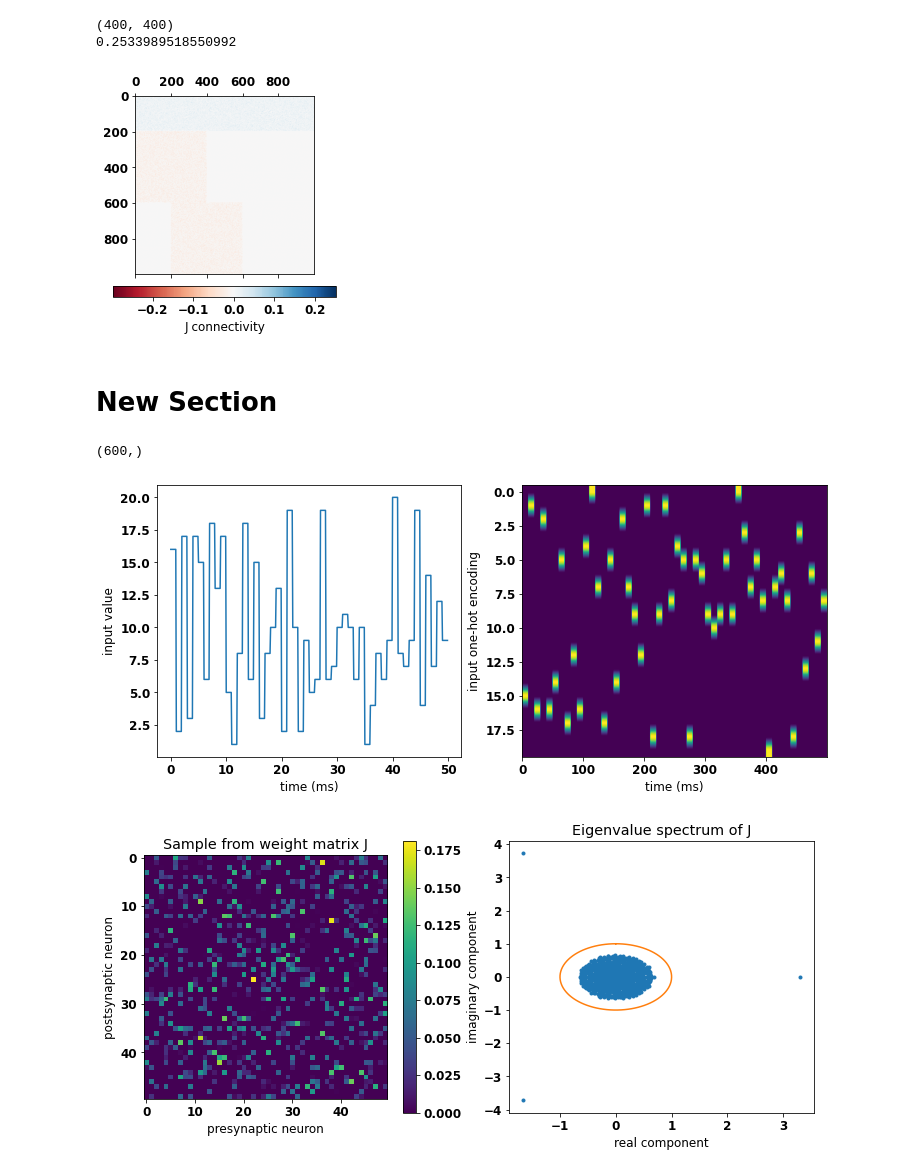
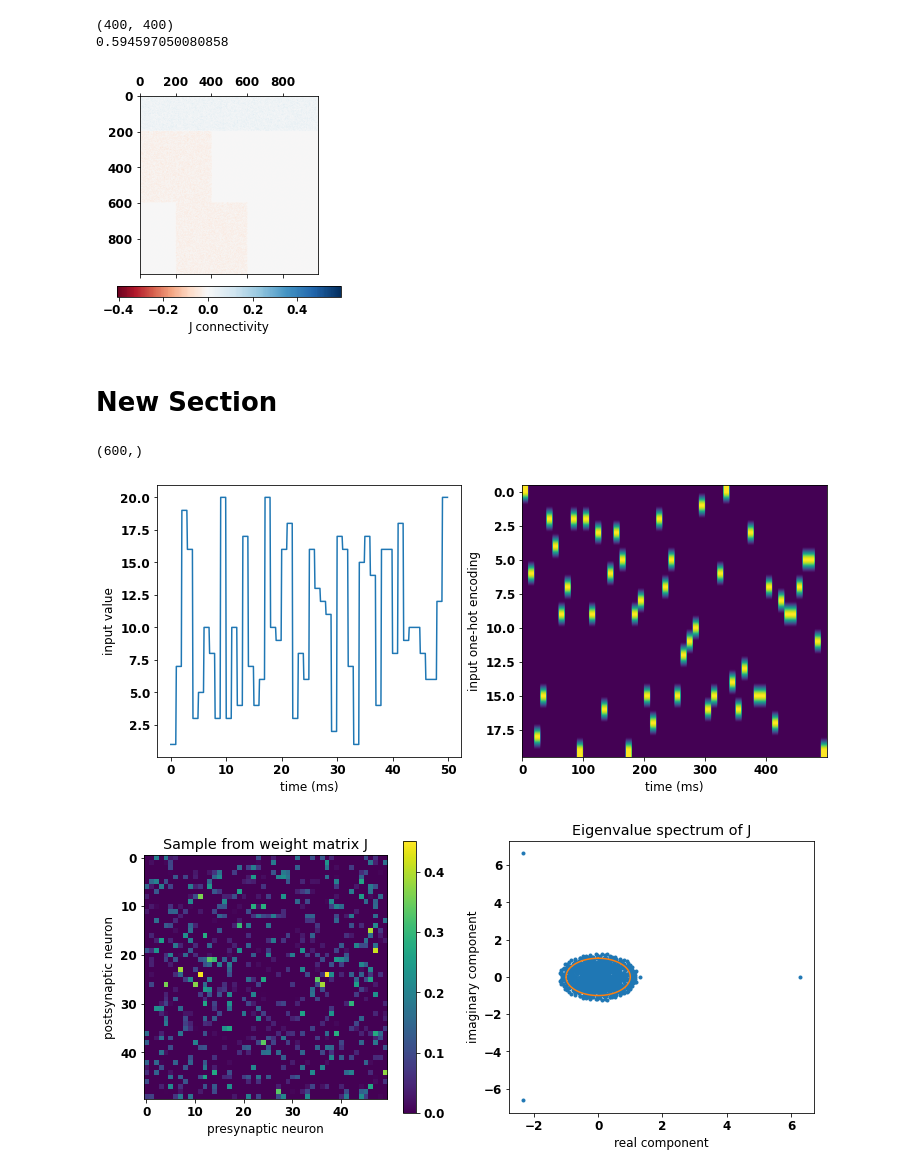
Before and after one commit to cagdastopcu/omission-of-visual-stimuli, a Jupyter notebook: a_new_model_for_omitted_visual_stimuli_CT_v01.ipynb, the cells around one changed output. Saved outputs shown, nothing was run; the diff lists cells and outputs as text; code cells hidden in the pictures.

```diff
--- a/a_new_model_for_omitted_visual_stimuli_CT_v01.ipynb
+++ b/a_new_model_for_omitted_visual_stimuli_CT_v01.ipynb
@@ -49,7 +49,7 @@ spMat        = np.random.uniform(0, 1, size=(model['nPYR'], model['N'])) \
                 <= model['sp']
 
 JPYR = np.multiply(randPYR, spMat) \
-                * model['g'] / math.sqrt(model['N'] * model['sp'])
+                * model['g'] / math.sqrt(model['nPYR'] * model['sp'])
 #print(JPYR.shape)
 
 randSST      = -(np.abs(np.random.normal(0, 1, size=(model['nSST'], model['nSST']))))
@@ -57,7 +57,7 @@ spMat        = np.random.uniform(0, 1, size=(model['nSST'], model['nSST'])) \
                 <= model['sp']
 
 JSST = np.multiply(randSST, spMat) \
-                * model['g'] / math.sqrt(model['N'] * model['sp'])
+                * model['g'] / math.sqrt(model['nSST'] * model['sp'])
 #print(JSST.shape)
 
 
@@ -66,7 +66,7 @@ spMat        = np.random.uniform(0, 1, size=(model['nVIP'], model['nVIP'])) \
                 <= model['sp']
 
 JVIP = np.multiply(randVIP, spMat) \
-                * model['g'] / math.sqrt(model['N'] * model['sp'])
+                * model['g'] / math.sqrt(model['nVIP'] * model['sp'])
 print(JVIP.shape)
 
 JMat[:model['nPYR'],:] = JPYR
@@ -78,35 +78,35 @@ model['J']   = JMat
 
 font = {'family' : 'normal',
         'weight' : 'bold',
         'size'   : 12}
 
 plt.rc('font', **font)
 plt.matshow(model['J'],cmap='bwr')
 
 norm = mcolors.TwoSlopeNorm(vmin=model['J'].min(), vmax = model['J'].max(), vcenter=0)
 
 
 # plt.colorbar(label="J", orientation="horizontal",pad=0.05)
 plt.imshow(model['J'], cmap=plt.cm.RdBu, norm=norm)
 plt.colorbar(label="J connectivity", orientation="horizontal",pad=0.05)
 
 #plt.show()
 
 #plt.savefig('JMatrix.png', dpi=600,bbox_inches='tight')
 #files.download("JMatrix.png")
 
 print(model['J'].max())
 #indexInhib = np.random.choice(randMat.shape[0], model['nVIP'], replace=False)
 # Create the input weight matrix.
 randMatIn    = np.random.normal(0, 1, size=(model['N'], model['nIn']))
 spMatIn      = np.random.uniform(0, 1, size=(model['N'], model['nIn'])) \
                 <= model['spIn']
 model['Jin'] = np.multiply(randMatIn, spMatIn) \
                 * model['gIn'] / math.sqrt(model['nIn'] * model['spIn'])
 # %% [output]
 (400, 400)
-0.2533989518550992
+0.594597050080858
-[figure, old version]
+[figure, new version]
 # %% [markdown]
 # New Section
 # %%
@@ -162,7 +162,7 @@ ax[1].set_ylabel('input one-hot encoding');
 print(stream.shape)
 # %% [output]
 (600,)
-[figure, old version]
+[figure, new version]
 # %%
 # Take a look at the eigenvalue spectrum of J.
 w, v = np.linalg.eig(model['J'])
@@ -182,7 +182,7 @@ ax[1].set_title('Eigenvalue spectrum of J')
 ax[1].set_xlabel('real component');
 ax[1].set_ylabel('imaginary component');
 # %% [output]
-[figure, old version]
+[figure, new version]
 # %%
 # Simulate the model activity.
 
```
Also changed, not shown: parts of 1 cell of this notebook.
